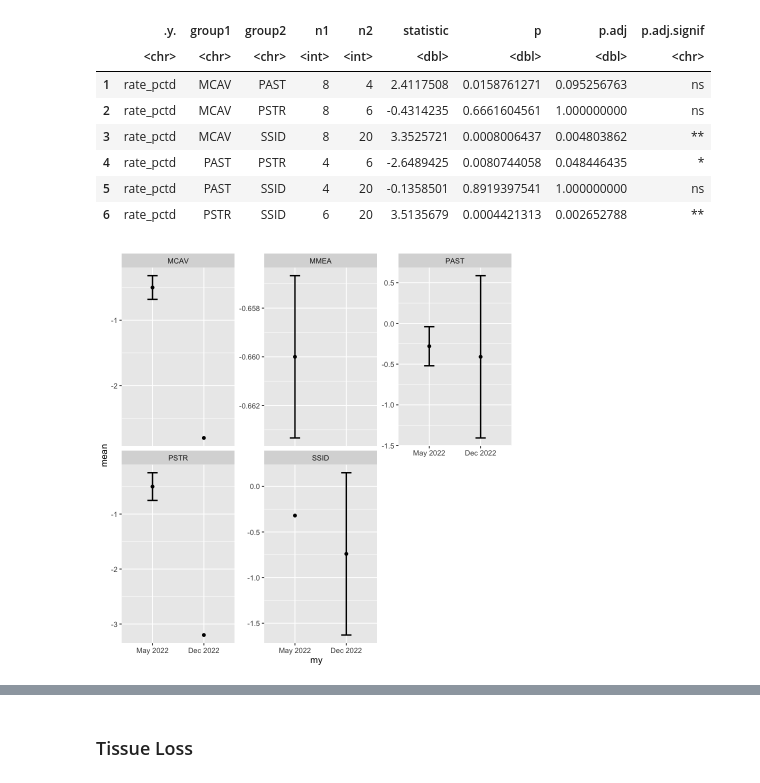
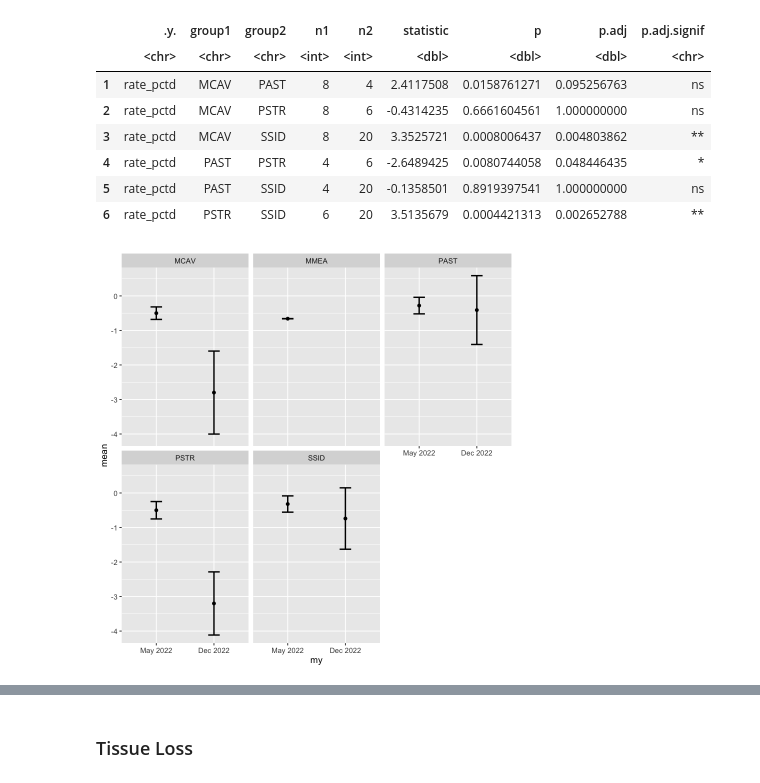
Before and after one commit to brookewicz/Code_notebook, a Jupyter notebook: sctld_tl/tl.ipynb, the cells around one changed output, grey strips where cells are left out. Saved outputs shown, nothing was run; the diff lists cells and outputs as text; code cells hidden in the pictures.

```diff
--- a/sctld_tl/tl.ipynb
+++ b/sctld_tl/tl.ipynb
@@ -164,7 +164,7 @@ ratei<-tld %>%
     filter(Date == "052022") %>%
     group_by(Species) %>%
     summarise(mean_rate_abs1 = round(mean(rate_abs, na.rm = TRUE),2),
-             sd_rate_abs1 = sd(rate_abs)) %>%
+             sd_rate_abs1 = sd(rate_abs, na.rm = TRUE)) %>%
     arrange(mean_rate_abs1)
 # %%
 # avg TL rates per spp (May -> Dec)
@@ -172,7 +172,7 @@ ratef<-tld %>%
     filter(Date == "122022") %>%
     group_by(Species) %>%
     summarise(mean_rate_abs2 = round(mean(rate_abs, na.rm = TRUE),2),
-              sd_rate_abs2 = sd(rate_abs))%>%
+              sd_rate_abs2 = sd(rate_abs, na.rm = TRUE))%>%
     arrange(mean_rate_abs2)
 # %%
 rates_abs<-left_join(ratei,ratef, by = "Species")
@@ -213,14 +213,14 @@ ratei<-tld %>%
     filter(Date == "052022") %>%
     group_by(Species) %>%
     summarise(mean_rate_pctd1 = round(mean(rate_pctd, na.rm = TRUE),2),
-             sd_rate_pctd1 = sd(rate_pctd))
+             sd_rate_pctd1 = sd(rate_pctd, na.rm = TRUE))
 
 # avg TL rates per spp (May -> Dec)
 ratef<-tld %>%
     filter(Date == "122022") %>%
     group_by(Species) %>%
     summarise(mean_rate_pctd2 = round(mean(rate_pctd, na.rm = TRUE),2),
-             sd_rate_pctd2 = sd(rate_pctd))
+             sd_rate_pctd2 = sd(rate_pctd, na.rm = TRUE))
 
 rates_pctd<-left_join(ratei,ratef, by = "Species")
 # %%
@@ -478,7 +484,7 @@ A rstatix_test: 6 × 9
 # %%
 ggplot(rates_plot%>%filter(metric=="pctd"),aes(x = my, y = mean))+
     geom_point()+
     geom_errorbar(aes(ymin = mean - sd, ymax = mean + sd),width = 0.2,color = "black",linewidth = 0.8)+
-    facet_wrap(~Species,scales = "free_y")
+    facet_wrap(~Species)
 # %% [output]
-[figure, old version]
+[figure, new version]
```
Also changed, not shown: parts of 18 cells of this notebook.
